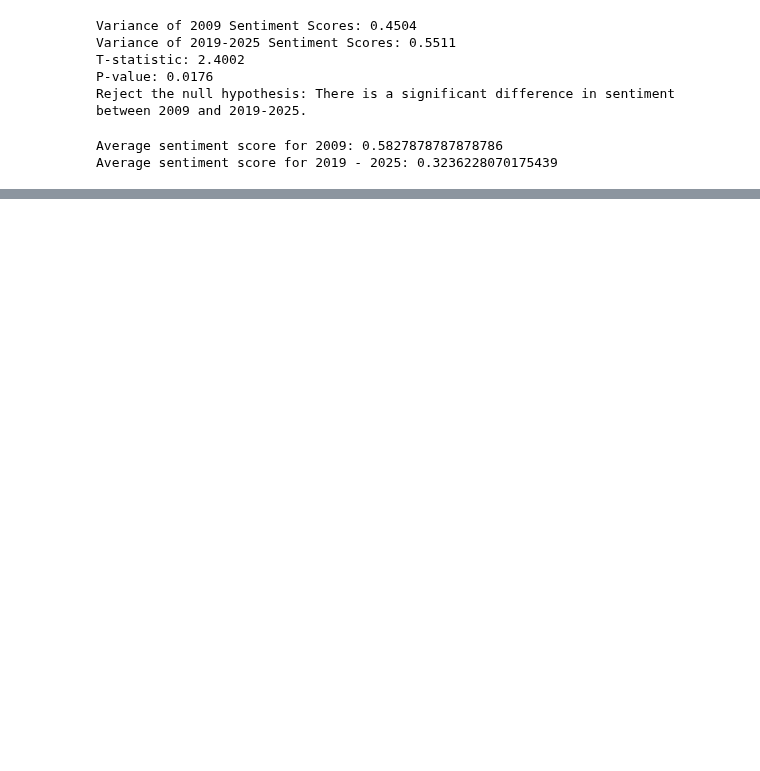
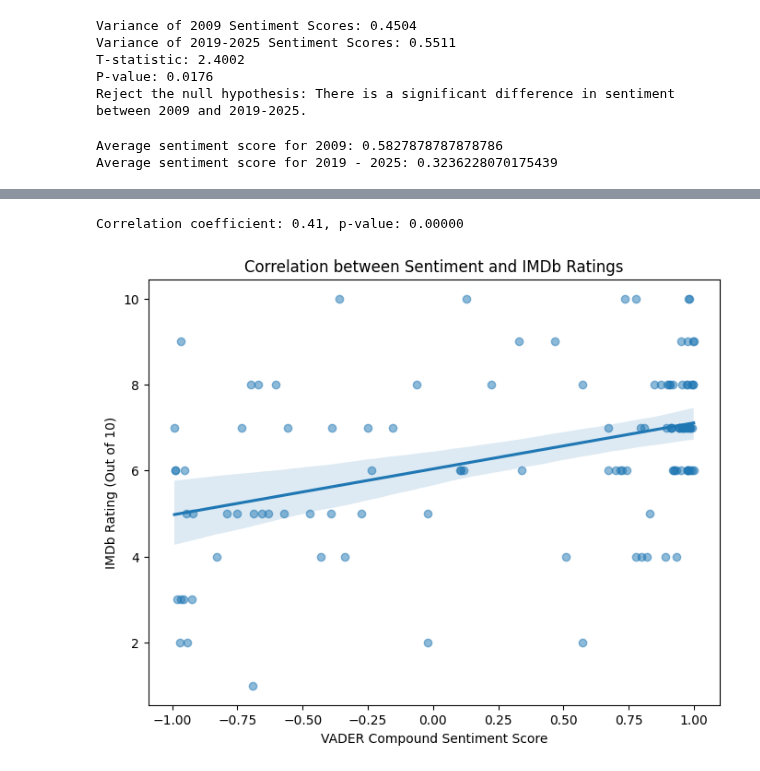
Before and after one commit to pwy7fv/DS-4002-Group-Projects, a Jupyter notebook: OUTPUT/FF4_Vader_Analysis.ipynb, the cells around one changed output, grey strips where cells are left out. Drawn from its saved outputs; the diff is of its cells as text; code cells hidden in the pictures; blank space fills up the shorter version.

```diff
--- a/OUTPUT/FF4_Vader_Analysis.ipynb
+++ b/OUTPUT/FF4_Vader_Analysis.ipynb
@@ -223,0 +253,3 @@ Average sentiment score for 2019 - 2025: 0.3236228070175439
+# %%
+df4_vader_dec = pd.read_csv('/content/DS-4002-Group-Projects/DATA/Cleaned Data/Vader Included Datasets/FF4_Vader_dec.csv', low_memory=False)
+df4_vader_dec.head()
@@ -223,0 +263,17 @@ Average sentiment score for 2019 - 2025: 0.3236228070175439
+# %%
+import scipy.stats as stats
+
+# Compute correlation
+correlation, p_value = stats.pearsonr(df4_vader_dec["Overall Percentage Score"], df4_vader_dec["Rating"])
+print(f"Correlation coefficient: {correlation:.2f}, p-value: {p_value:.5f}")
+
+# Scatter plot
+plt.figure(figsize=(8,6))
+sns.regplot(x=df4_vader_dec["Overall Percentage Score"], y=df4_vader_dec["Rating"], scatter_kws={'alpha':0.5})
+plt.xlabel("VADER Compound Sentiment Score")
+plt.ylabel("IMDb Rating (Out of 10)")
+plt.title("Correlation between Sentiment and IMDb Ratings")
+plt.show()
+# %% [output]
+Correlation coefficient: 0.41, p-value: 0.00000
+[figure, added]
```
Also changed, not shown: parts of 6 cells of this notebook.
